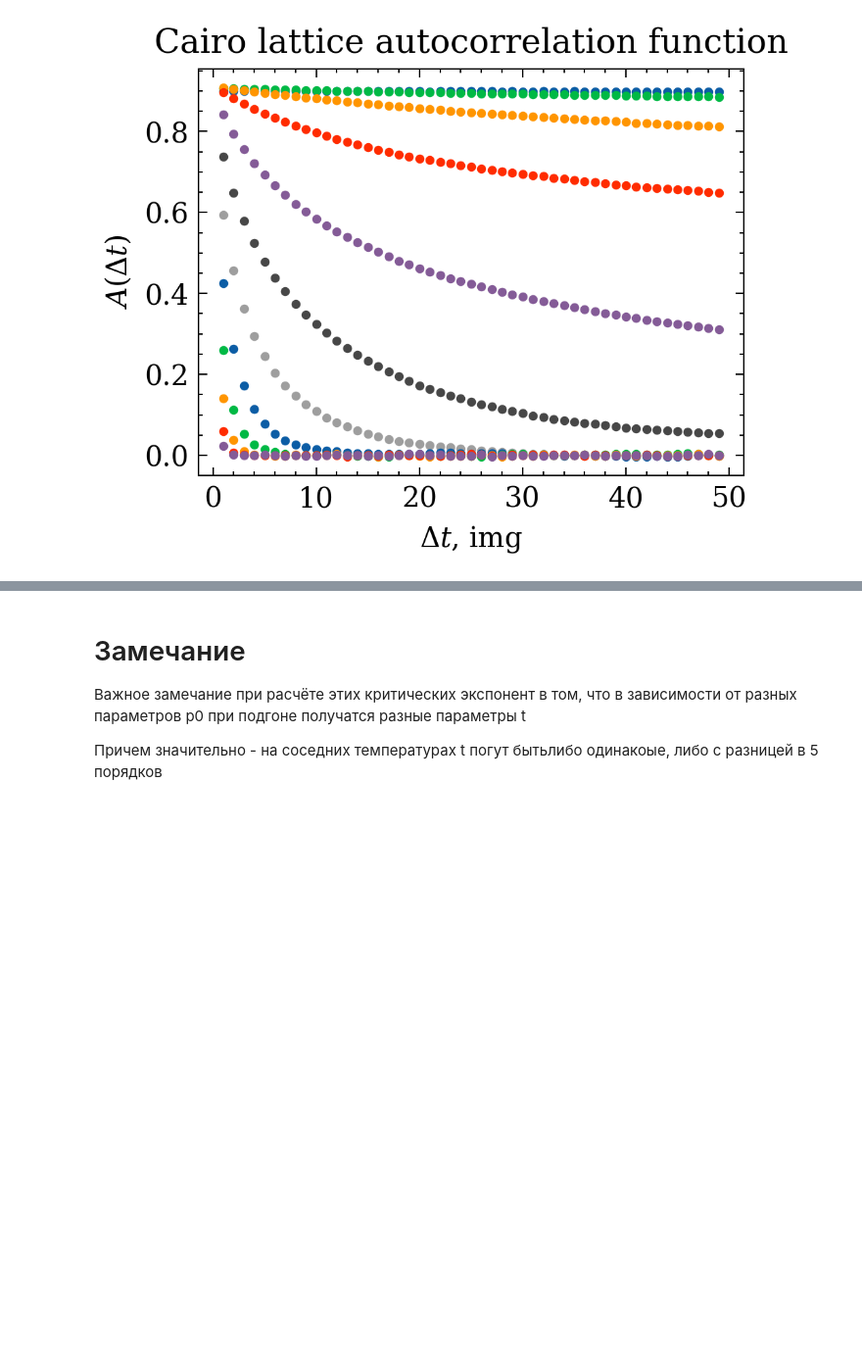
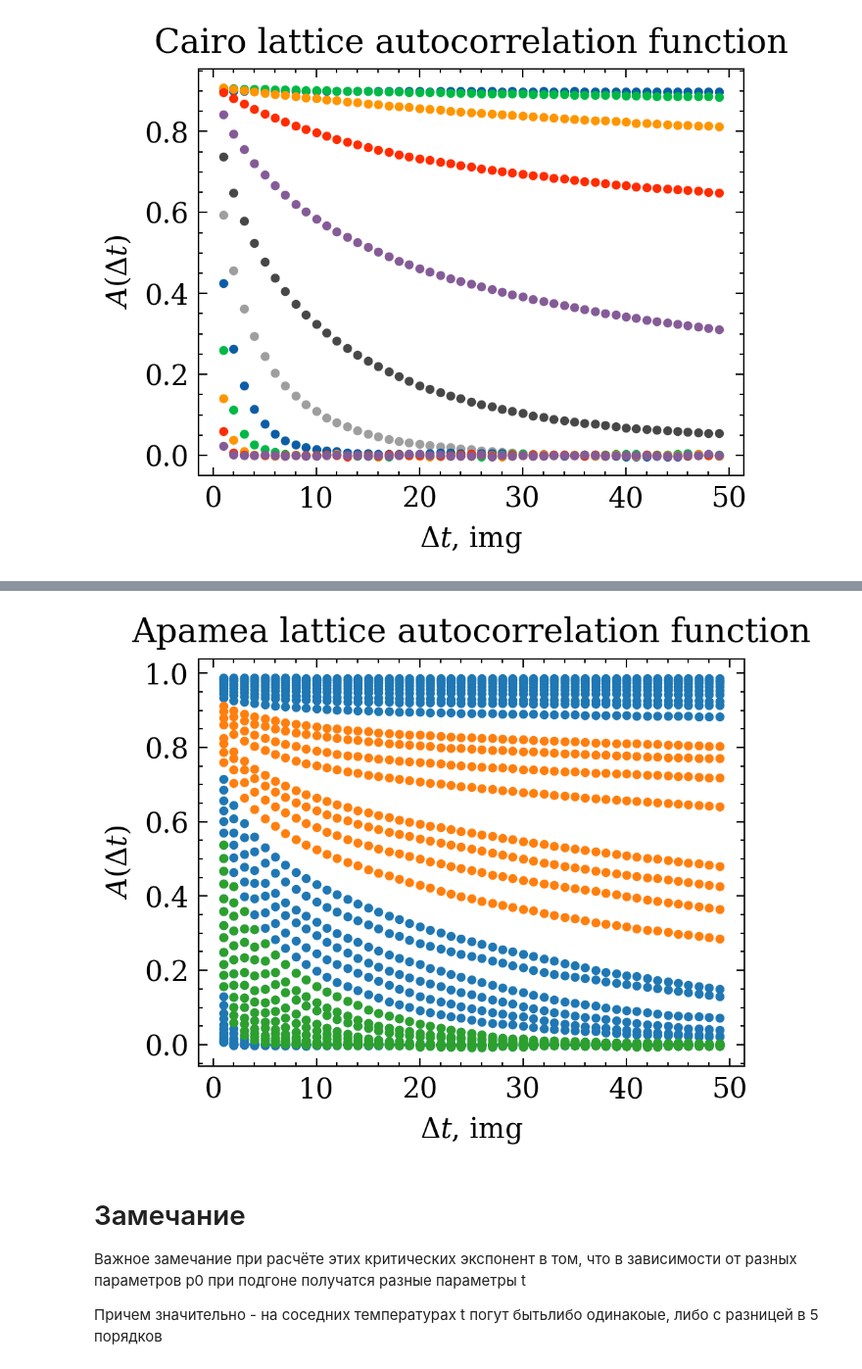
Before and after one commit to Faikert/autocorrelator_2030, a Jupyter notebook: data/autocorrelation.ipynb, the cells around one changed output, grey strips where cells are left out. Shown at 98% size. Drawn from its saved outputs; the diff is of its cells as text; code cells hidden in the pictures; blank space fills up the shorter version.

```diff
--- a/data/autocorrelation.ipynb
+++ b/data/autocorrelation.ipynb
@@ -126,3 +149,56 @@ plt.scatter(a[:,0], a[:,1])
+# %%
+temp, step, state = load_file_2("apamea_results.txt")
+T_list = np.unique(temp)
+T_list = np.sort(T_list)
+# %%
+plt.figure(dpi=300)
+plt.title(fr'Apamea lattice autocorrelation function')
+plt.xlabel(r'$\Delta t$, img')
+plt.ylabel(r'$A( \Delta t)$')
+
+colors = ["blue", "orange", "green", "red", "purple", "brown", "pink", "gray", "olive", "cyan"]
+
+def f(x, t, a, b ):
+    return a*np.exp(-x/t) +b
+    # return x ** -t
+
+for T in np.concatenate([T_list[:10], T_list[19:25], T_list[25:]]):
+    spins = state[temp==T][np.argsort(step[temp == T])]
+    n = 50
+    ydata = np.array([])
+    for delta in range(1, n):
+        c = np.array([])
+        for i in range(1000 - delta):
+            c = np.append(c, (spins[i] * spins[i+delta]).mean())
+        ydata = np.append(ydata, c.mean())
+    xdata = np.arange(1, n)
+    plt.scatter(xdata, ydata, s=5, c='tab:blue', label=f'{T}K')
+
+for T in T_list[10:18]:
+    spins = state[temp==T][np.argsort(step[temp == T])]
+    n = 50
+    ydata = np.array([])
+    for delta in range(1, n):
+        c = np.array([])
+        for i in range(1000 - delta):
+            c = np.append(c, (spins[i] * spins[i+delta]).mean())
+        ydata = np.append(ydata, c.mean())
+    xdata = np.arange(1, n)
+    plt.scatter(xdata, ydata, s=5, c='tab:orange', label=f'{T}K')
+
+for T in T_list[25:37]:
+    spins = state[temp==T][np.argsort(step[temp == T])]
+    n = 50
+    ydata = np.array([])
+    for delta in range(1, n):
+        c = np.array([])
+        for i in range(1000 - delta):
+            c = np.append(c, (spins[i] * spins[i+delta]).mean())
+        ydata = np.append(ydata, c.mean())
+    xdata = np.arange(1, n)
+    plt.scatter(xdata, ydata, s=5, c='tab:green', label=f'{T}K')
+# %% [output]
+[figure, added]
 # %% [markdown]
 # Замечание
 
```
Also changed, not shown: parts of 3 cells of this notebook, 10 other files.
